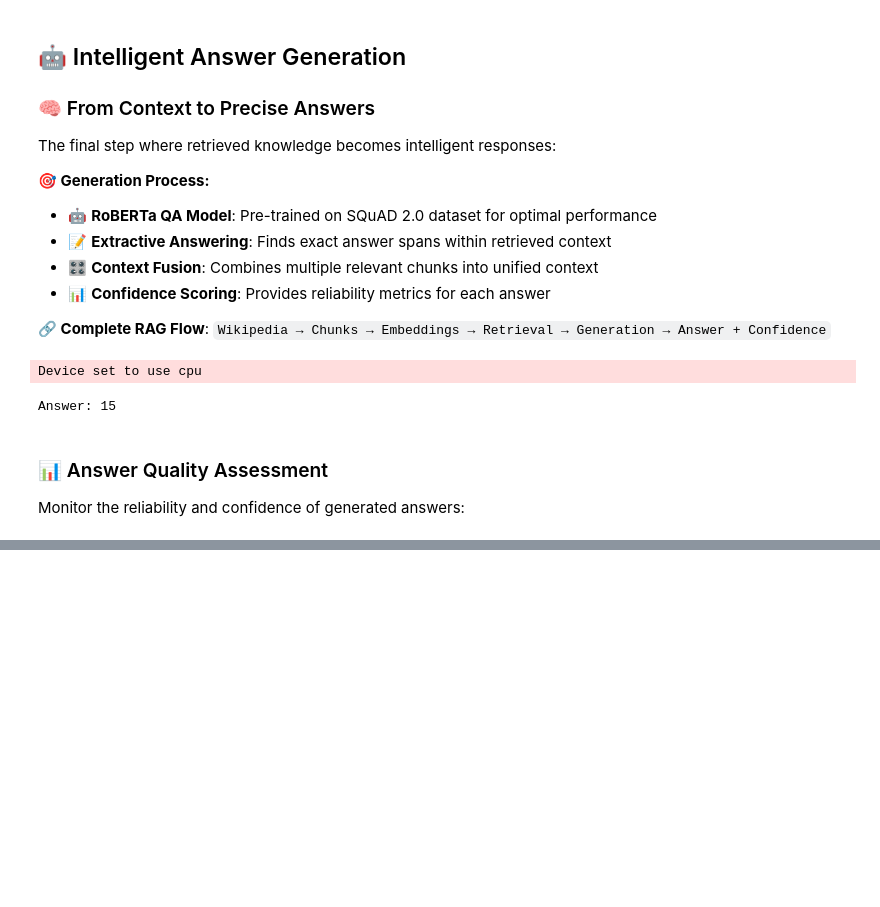
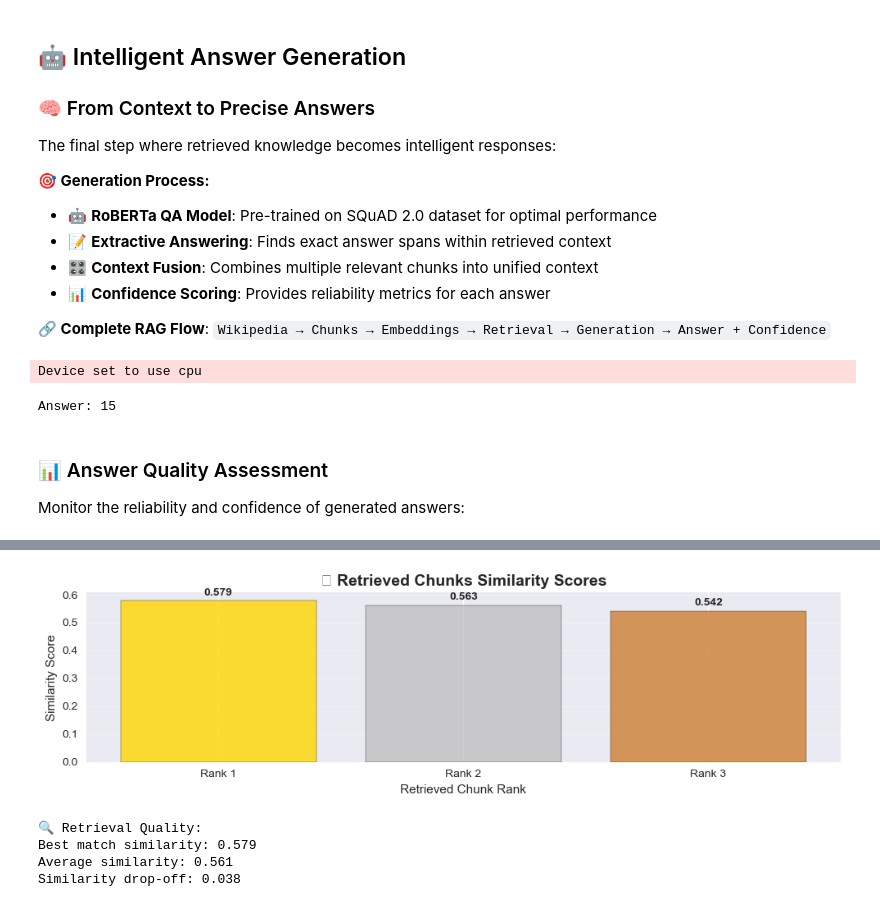
Before and after one commit to Mehardeep79/RAG-Pipeline-LLM, a Jupyter notebook: RAG_Pipeline_LLM.ipynb, the cells around one changed output, grey strips where cells are left out. Saved outputs shown, nothing was run; the diff lists cells and outputs as text; code cells hidden in the pictures; blank space fills up the shorter version.

```diff
--- a/RAG_Pipeline_LLM.ipynb
+++ b/RAG_Pipeline_LLM.ipynb
@@ -231,0 +285,33 @@ Confidence Score: 0.3357 (33.6%)
+# %%
+# 2. Similarity Scores Visualization
+similarity_scores = 1 / (1 + distances[0])  # Convert distances to similarity scores
+
+plt.figure(figsize=(10, 3))
+
+# Bar chart of retrieval similarities
+bars = plt.bar(range(len(similarity_scores)), similarity_scores,
+               color=['gold', 'silver', '#CD7F32'], alpha=0.8, edgecolor='black')
+plt.title('🎯 Retrieved Chunks Similarity Scores', fontsize=14, fontweight='bold')
+plt.xlabel('Retrieved Chunk Rank')
+plt.ylabel('Similarity Score')
+plt.xticks(range(len(similarity_scores)), [f'Rank {i+1}' for i in range(len(similarity_scores))])
+
+# Add value labels on bars
+for i, (bar, score) in enumerate(zip(bars, similarity_scores)):
+    plt.text(bar.get_x() + bar.get_width()/2, bar.get_height() + 0.01,
+             f'{score:.3f}', ha='center', va='bottom', fontweight='bold')
+
+plt.grid(True, alpha=0.3, axis='y')
+plt.tight_layout()
+plt.show()
+
+print(f"🔍 Retrieval Quality:")
+print(f"Best match similarity: {similarity_scores[0]:.3f}")
+print(f"Average similarity: {np.mean(similarity_scores):.3f}")
+print(f"Similarity drop-off: {similarity_scores[0] - similarity_scores[-1]:.3f}")
+# %% [output]
+[figure, added]
+🔍 Retrieval Quality:
+Best match similarity: 0.579
+Average similarity: 0.561
+Similarity drop-off: 0.038
```
Also changed, not shown: parts of 7 cells of this notebook.
